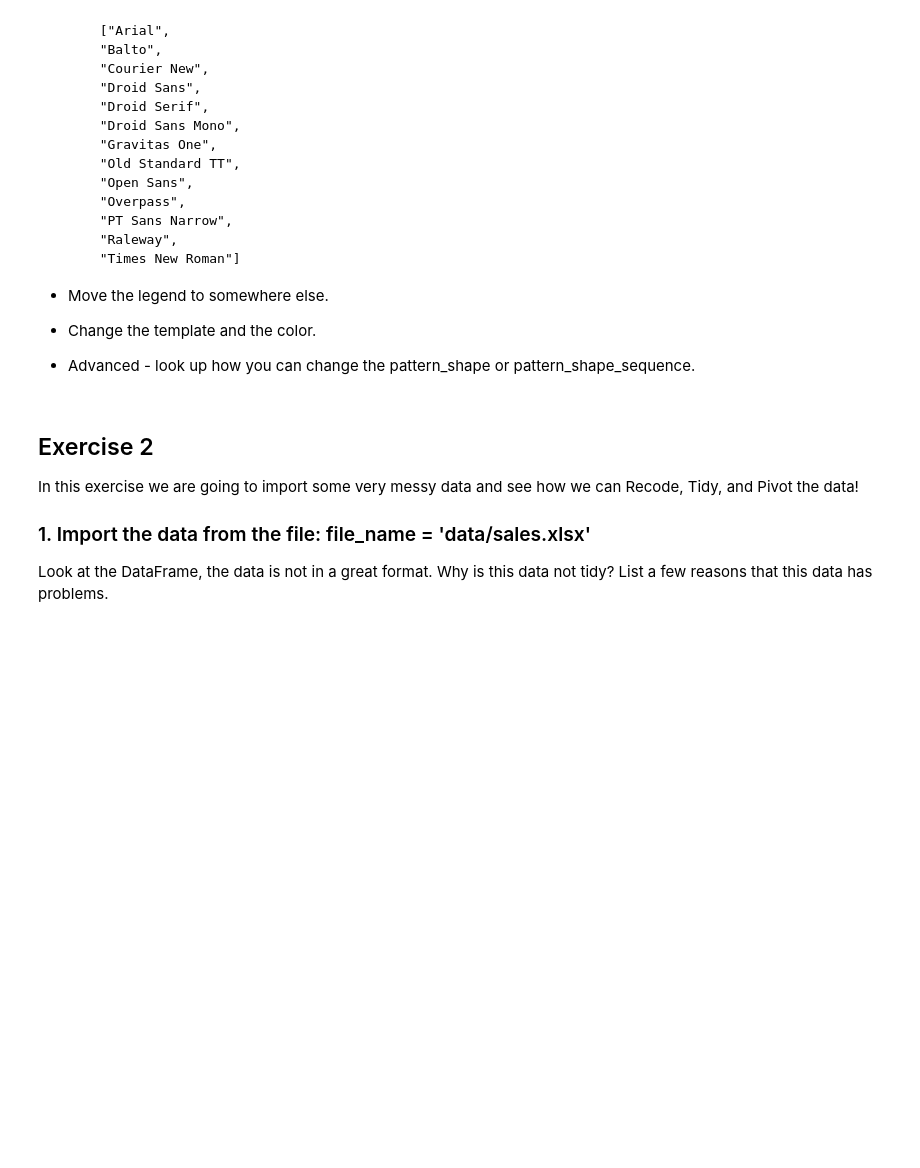
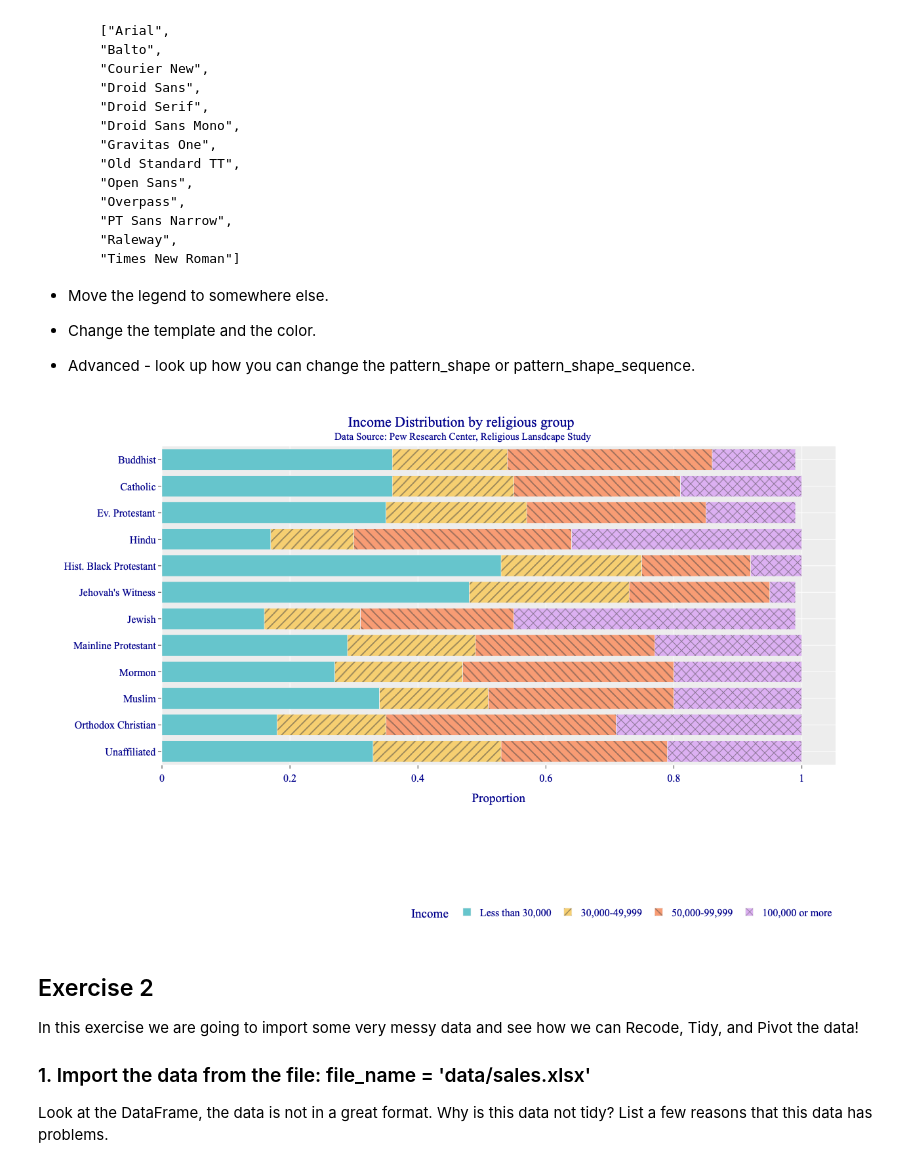
Before and after one commit to jfanshawe2/Day9, a Jupyter notebook: Day9-HW.ipynb, the cells around one changed output. Cells and saved outputs as stored; diff of their text form; code cells hidden in the pictures; blank space fills up the shorter version.

```diff
--- a/Day9-HW.ipynb
+++ b/Day9-HW.ipynb
@@ -223,6 +223,32 @@ Make your own version of the plot above. Here are some changes you should try:
 * Change the template and the color.
 
 * Advanced - look up how you can change the pattern_shape or pattern_shape_sequence.
+# %%
+
+fig = px.bar(DF_new,
+             y='religion',
+             x='proportion',
+             color='income',
+             color_discrete_sequence=px.colors.qualitative.Pastel,
+             category_orders={'income' : ['Less than 30,000', '30,000-49,999', '50,000-99,999', '100,000 or more']},
+             pattern_shape = 'income')
+
+fig.update_layout(template="ggplot2",
+                  title='Income Distribution by religious group <br><sup>Data Source: Pew Research Center, Religious Lansdcape Study</sup>',
+                  title_x=0.5,
+                  yaxis={'categoryorder': 'category descending'},
+                  xaxis_title="Proportion",
+                  yaxis_title="",
+                  legend_title='Income',
+                  legend={'orientation':"h",'yanchor':"bottom",'y':-0.5, 'xanchor':"right",'x':1.0},
+                  font={'family':"Times New Roman, monospace",'size':16,'color':"Darkblue"},
+                  autosize=False,
+                  width=1000,
+                  height=800)
+
+fig.show()
+# %% [output]
+[figure, added]
 # %% [markdown]
 ## Exercise 2
 
```
Also changed, not shown: parts of 12 cells of this notebook.
